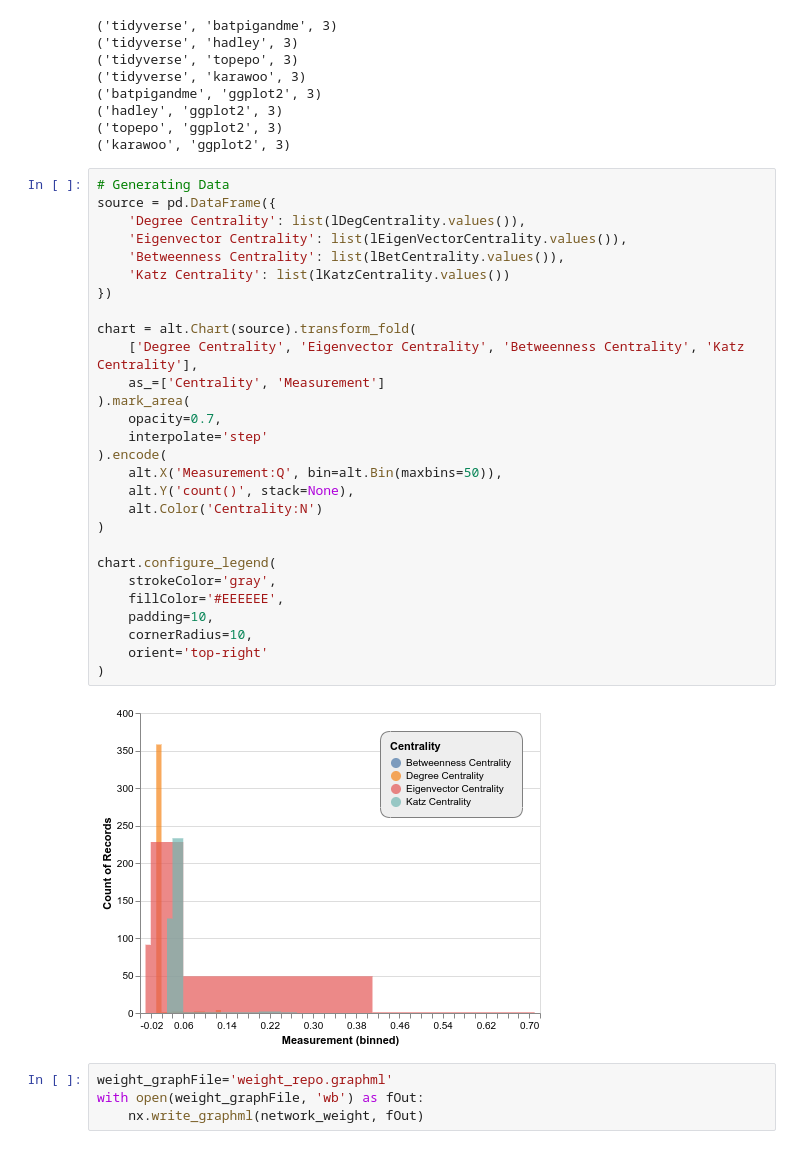
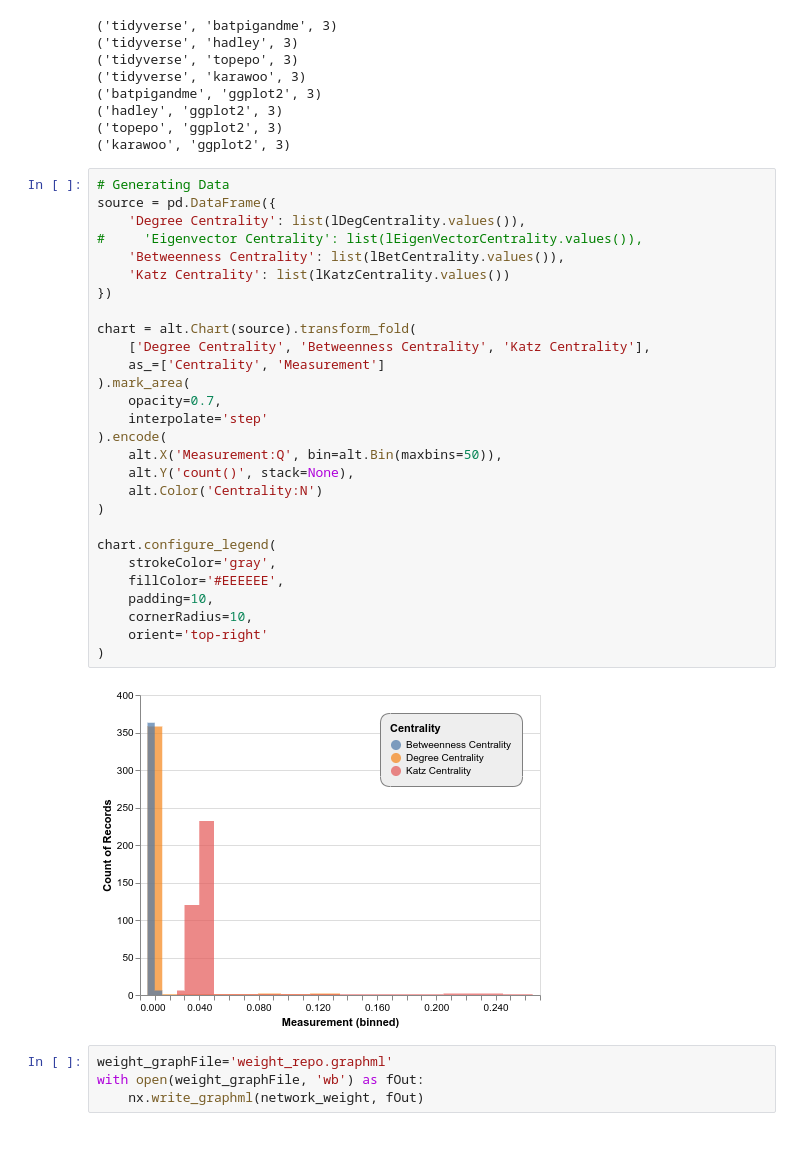
Before and after one commit to tgrrr/data-science-social-network-analysis, a Jupyter notebook: packages/server/notebooks/Ass2.ipynb, the cells around one changed output. Saved outputs shown, nothing was run; the diff lists cells and outputs as text.

Commit message:
removed eigen calc

```diff
--- a/packages/server/notebooks/Ass2.ipynb
+++ b/packages/server/notebooks/Ass2.ipynb
@@ -203,33 +203,33 @@ for g in nx.local_bridges(network_weight, with_span=True, weight=None):
 # %%
 # Generating Data
 source = pd.DataFrame({
     'Degree Centrality': list(lDegCentrality.values()),
-    'Eigenvector Centrality': list(lEigenVectorCentrality.values()),
+#     'Eigenvector Centrality': list(lEigenVectorCentrality.values()),
     'Betweenness Centrality': list(lBetCentrality.values()),
     'Katz Centrality': list(lKatzCentrality.values())
 })
 
 chart = alt.Chart(source).transform_fold(
-    ['Degree Centrality', 'Eigenvector Centrality', 'Betweenness Centrality', 'Katz Centrality'],
+    ['Degree Centrality', 'Betweenness Centrality', 'Katz Centrality'],
     as_=['Centrality', 'Measurement']
 ).mark_area(
     opacity=0.7,
     interpolate='step'
 ).encode(
     alt.X('Measurement:Q', bin=alt.Bin(maxbins=50)),
     alt.Y('count()', stack=None),
     alt.Color('Centrality:N')
 )
 
 chart.configure_legend(
     strokeColor='gray',
     fillColor='#EEEEEE',
     padding=10,
     cornerRadius=10,
     orient='top-right'
 )
 # %% [output]
-[figure, old version]
+[figure, new version]
 # %%
 weight_graphFile='weight_repo.graphml'
 with open(weight_graphFile, 'wb') as fOut:
```
Also changed, not shown: parts of 1 cell of this notebook.
